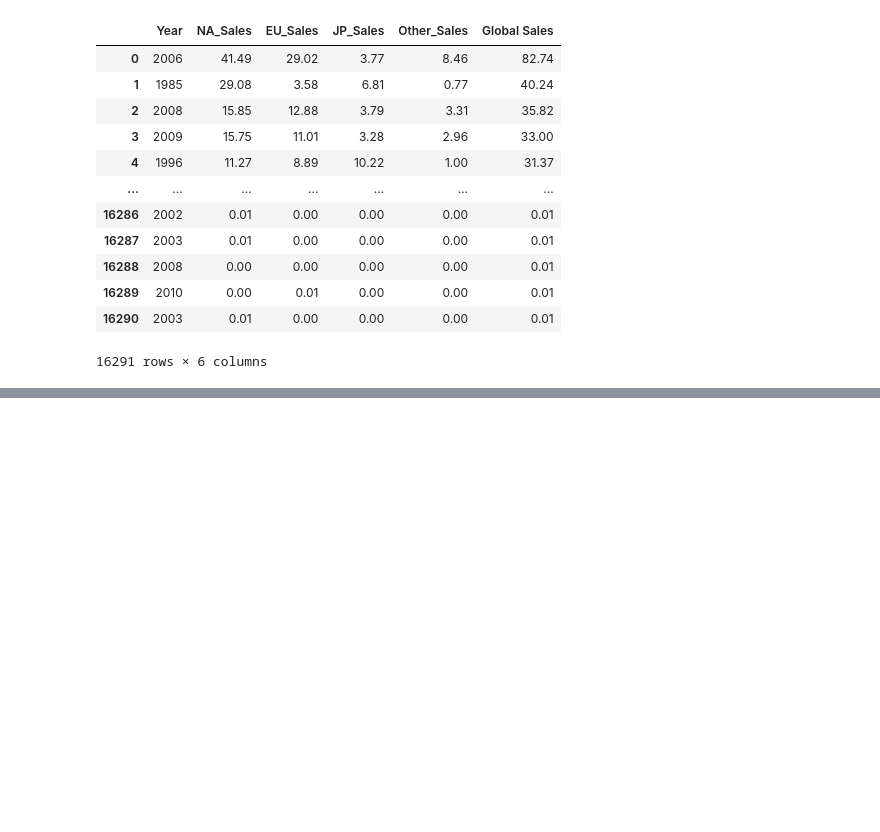
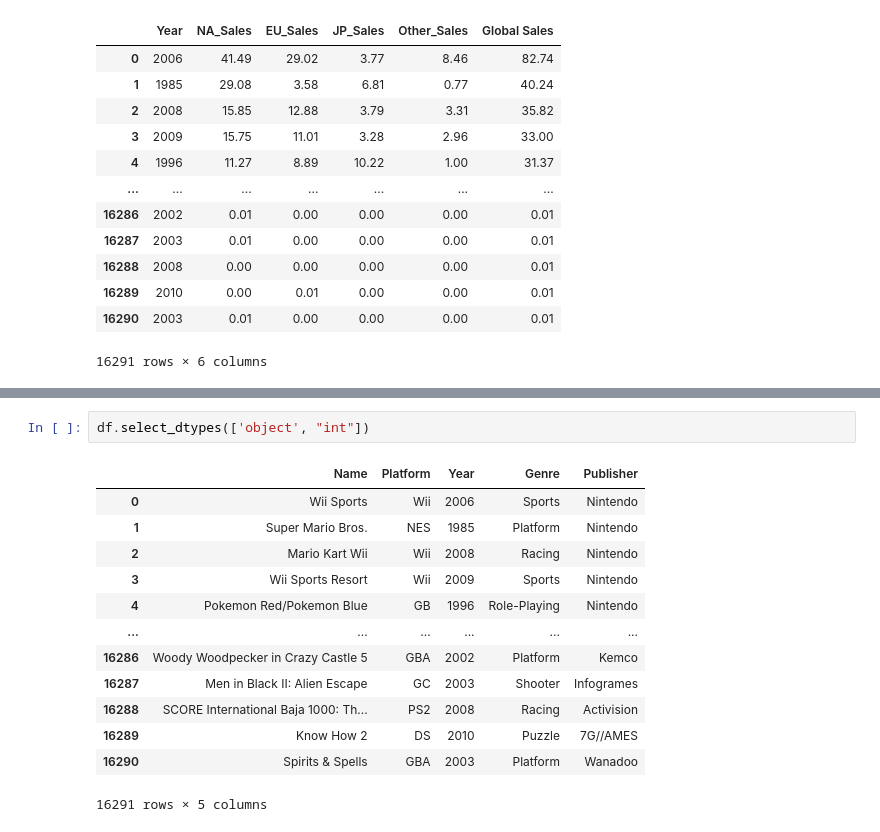
Before and after one commit to sienchoon/coding-challenge-practice, a Jupyter notebook: Pandas_Practice/practice_df.ipynb, the cells around one changed output, grey strips where cells are left out. Saved outputs shown, nothing was run; the diff lists cells and outputs as text; blank space fills up the shorter version.

```diff
--- a/Pandas_Practice/practice_df.ipynb
+++ b/Pandas_Practice/practice_df.ipynb
@@ -131,0 +151,16 @@ df._get_numeric_data()
+# %%
+df.select_dtypes(['object', "int"])
+# %% [output]
+|  | Name | Platform | Year | Genre | Publisher |
+| 0 | Wii Sports | Wii | 2006 | Sports | Nintendo |
+| 1 | Super Mario Bros. | NES | 1985 | Platform | Nintendo |
+| 2 | Mario Kart Wii | Wii | 2008 | Racing | Nintendo |
+| 3 | Wii Sports Resort | Wii | 2009 | Sports | Nintendo |
+| 4 | Pokemon Red/Pokemon Blue | GB | 1996 | Role-Playing | Nintendo |
+| ... | ... | ... | ... | ... | ... |
+| 16286 | Woody Woodpecker in Crazy Castle 5 | GBA | 2002 | Platform | Kemco |
+| 16287 | Men in Black II: Alien Escape | GC | 2003 | Shooter | Infogrames |
+| 16288 | SCORE International Baja 1000: Th... | PS2 | 2008 | Racing | Activision |
+| 16289 | Know How 2 | DS | 2010 | Puzzle | 7G//AMES |
+| 16290 | Spirits & Spells | GBA | 2003 | Platform | Wanadoo |
+16291 rows × 5 columns
```
Also changed, not shown: parts of 22 cells of this notebook.
